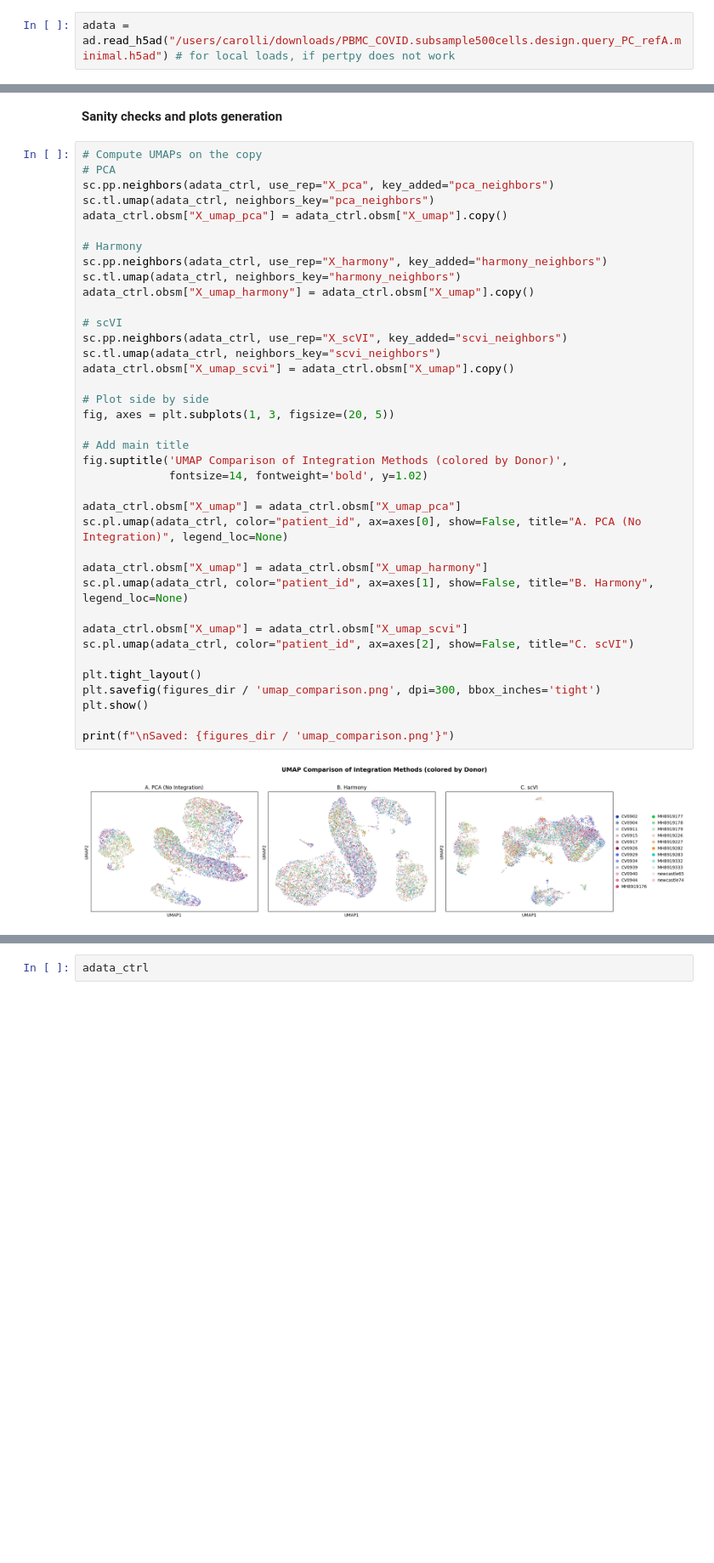
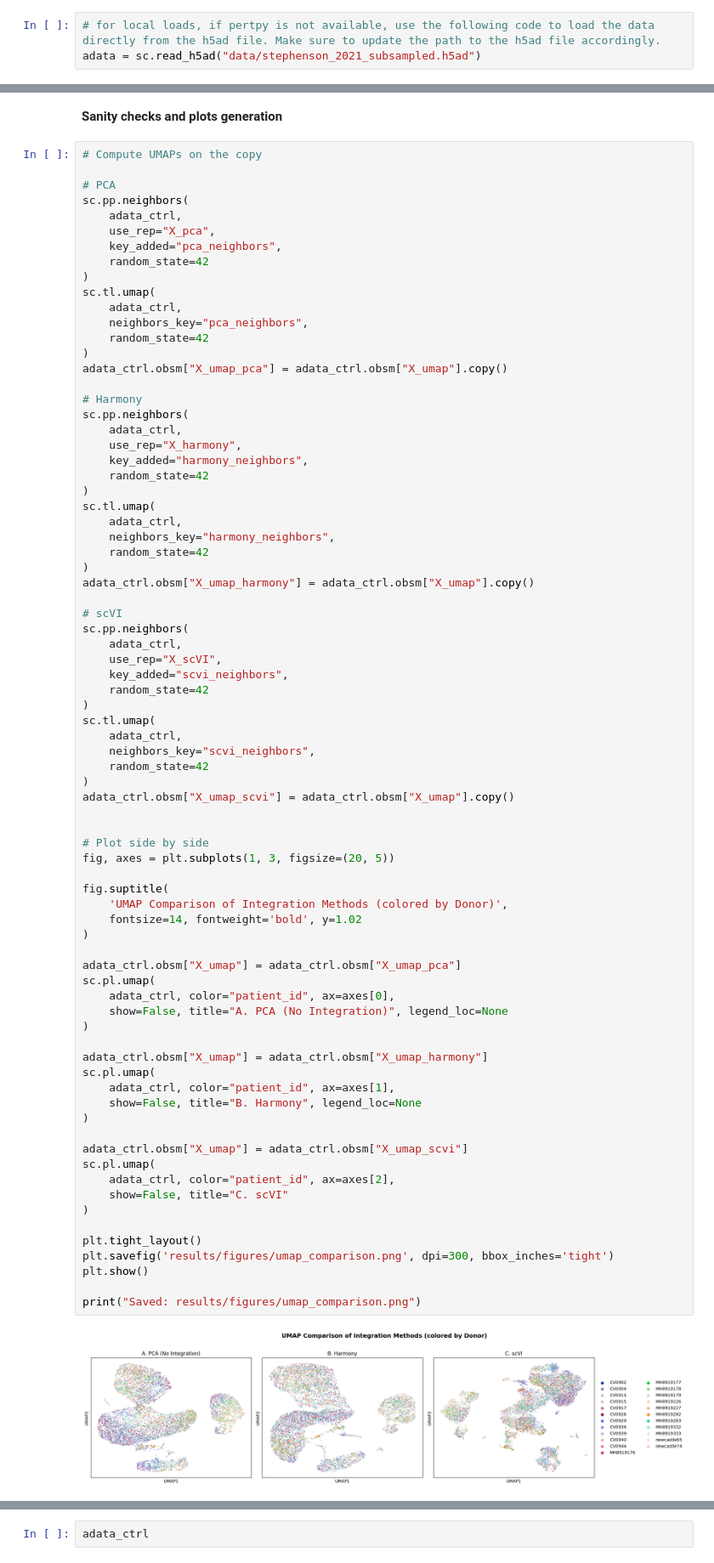
Before and after one commit to danielchen05/scRNA-cross-donor-generalization, a Jupyter notebook: notebooks/01_preprocessing.ipynb, the cells around one changed output, grey strips where cells are left out. Shown at 85% size. Saved outputs shown, nothing was run; the diff lists cells and outputs as text; blank space fills up the shorter version.

```diff
--- a/notebooks/01_preprocessing.ipynb
+++ b/notebooks/01_preprocessing.ipynb
@@ -26,4 +30,5 @@ import os
 # %%
 adata = pt.data.stephenson_2021_subsampled()
 # %%
-adata = ad.read_h5ad("/users/carolli/downloads/PBMC_COVID.subsample500cells.design.query_PC_refA.minimal.h5ad") # for local loads, if pertpy does not work
+# for local loads, if pertpy is not available, use the following code to load the data directly from the h5ad file. Make sure to update the path to the h5ad file accordingly.
+adata = sc.read_h5ad("data/stephenson_2021_subsampled.h5ad")
@@ -413,41 +408,80 @@ scVI embeddings already exist in the original dataset.
 **Sanity checks and plots generation**
 # %%
 # Compute UMAPs on the copy
+
 # PCA
-sc.pp.neighbors(adata_ctrl, use_rep="X_pca", key_added="pca_neighbors")
-sc.tl.umap(adata_ctrl, neighbors_key="pca_neighbors")
+sc.pp.neighbors(
+    adata_ctrl,
+    use_rep="X_pca",
+    key_added="pca_neighbors",
+    random_state=42
+)
+sc.tl.umap(
+    adata_ctrl,
+    neighbors_key="pca_neighbors",
+    random_state=42
+)
 adata_ctrl.obsm["X_umap_pca"] = adata_ctrl.obsm["X_umap"].copy()
 
 # Harmony
-sc.pp.neighbors(adata_ctrl, use_rep="X_harmony", key_added="harmony_neighbors")
-sc.tl.umap(adata_ctrl, neighbors_key="harmony_neighbors")
+sc.pp.neighbors(
+    adata_ctrl,
+    use_rep="X_harmony",
+    key_added="harmony_neighbors",
+    random_state=42
+)
+sc.tl.umap(
+    adata_ctrl,
+    neighbors_key="harmony_neighbors",
+    random_state=42
+)
 adata_ctrl.obsm["X_umap_harmony"] = adata_ctrl.obsm["X_umap"].copy()
 
 # scVI
-sc.pp.neighbors(adata_ctrl, use_rep="X_scVI", key_added="scvi_neighbors")
-sc.tl.umap(adata_ctrl, neighbors_key="scvi_neighbors")
+sc.pp.neighbors(
+    adata_ctrl,
+    use_rep="X_scVI",
+    key_added="scvi_neighbors",
+    random_state=42
+)
+sc.tl.umap(
+    adata_ctrl,
+    neighbors_key="scvi_neighbors",
+    random_state=42
+)
 adata_ctrl.obsm["X_umap_scvi"] = adata_ctrl.obsm["X_umap"].copy()
+
 
 # Plot side by side
 fig, axes = plt.subplots(1, 3, figsize=(20, 5))
 
-# Add main title
-fig.suptitle('UMAP Comparison of Integration Methods (colored by Donor)',
-             fontsize=14, fontweight='bold', y=1.02)
+fig.suptitle(
+    'UMAP Comparison of Integration Methods (colored by Donor)',
+    fontsize=14, fontweight='bold', y=1.02
+)
 
 adata_ctrl.obsm["X_umap"] = adata_ctrl.obsm["X_umap_pca"]
-sc.pl.umap(adata_ctrl, color="patient_id", ax=axes[0], show=False, title="A. PCA (No Integration)", legend_loc=None)
+sc.pl.umap(
+    adata_ctrl, color="patient_id", ax=axes[0],
+    show=False, title="A. PCA (No Integration)", legend_loc=None
+)
 
 adata_ctrl.obsm["X_umap"] = adata_ctrl.obsm["X_umap_harmony"]
-sc.pl.umap(adata_ctrl, color="patient_id", ax=axes[1], show=False, title="B. Harmony", legend_loc=None)
+sc.pl.umap(
+    adata_ctrl, color="patient_id", ax=axes[1],
+    show=False, title="B. Harmony", legend_loc=None
+)
 
 adata_ctrl.obsm["X_umap"] = adata_ctrl.obsm["X_umap_scvi"]
-sc.pl.umap(adata_ctrl, color="patient_id", ax=axes[2], show=False, title="C. scVI")
+sc.pl.umap(
+    adata_ctrl, color="patient_id", ax=axes[2],
+    show=False, title="C. scVI"
+)
 
 plt.tight_layout()
-plt.savefig(figures_dir / 'umap_comparison.png', dpi=300, bbox_inches='tight')
+plt.savefig('results/figures/umap_comparison.png', dpi=300, bbox_inches='tight')
 plt.show()
 
-print(f"\nSaved: {figures_dir / 'umap_comparison.png'}")
+print("Saved: results/figures/umap_comparison.png")
 # %% [output]
-[figure, old version]
+[figure, new version]
```
Also changed, not shown: parts of 15 cells of this notebook, 9 other files.
